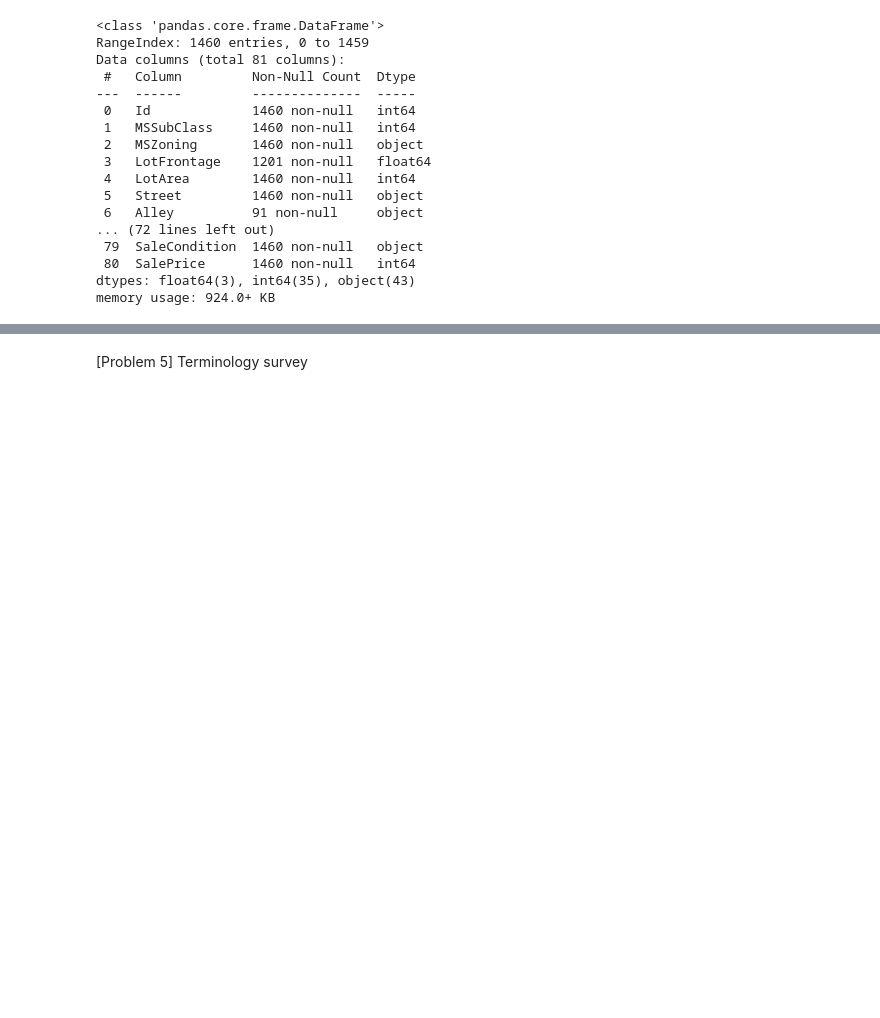
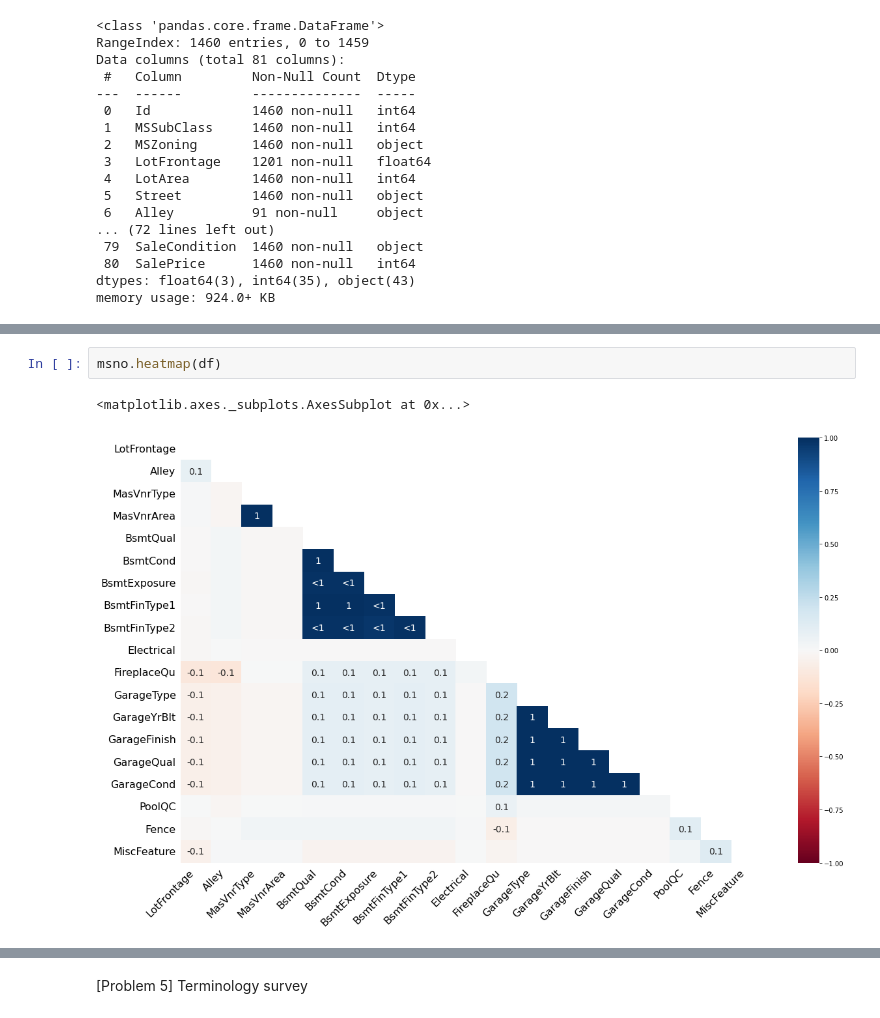
Before and after one commit to maralerdene/DIVER, a Jupyter notebook: Analysis_of_housing_information.ipynb, the cells around one changed output, grey strips where cells are left out. Cells and saved outputs as stored; diff of their text form; blank space fills up the shorter version.

```diff
--- a/Analysis_of_housing_information.ipynb
+++ b/Analysis_of_housing_information.ipynb
@@ -136 +62,6 @@ df.iloc[1:20]
+# %%
+msno.heatmap(df)
+# %% [output]
+<matplotlib.axes._subplots.AxesSubplot at 0x...>
+[figure, added]
 # %%
```
Also changed, not shown: parts of 22 cells of this notebook, 18 other files.
